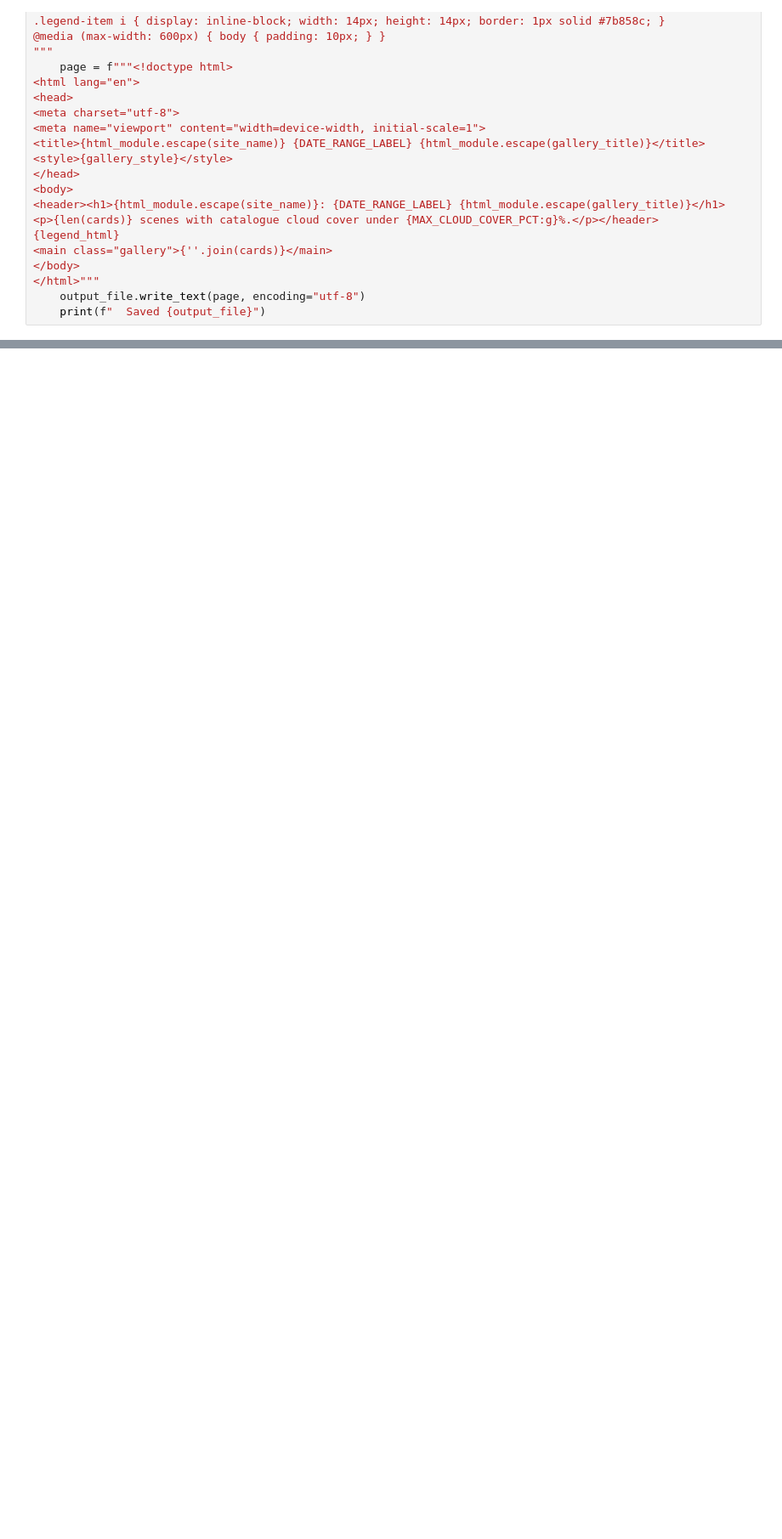
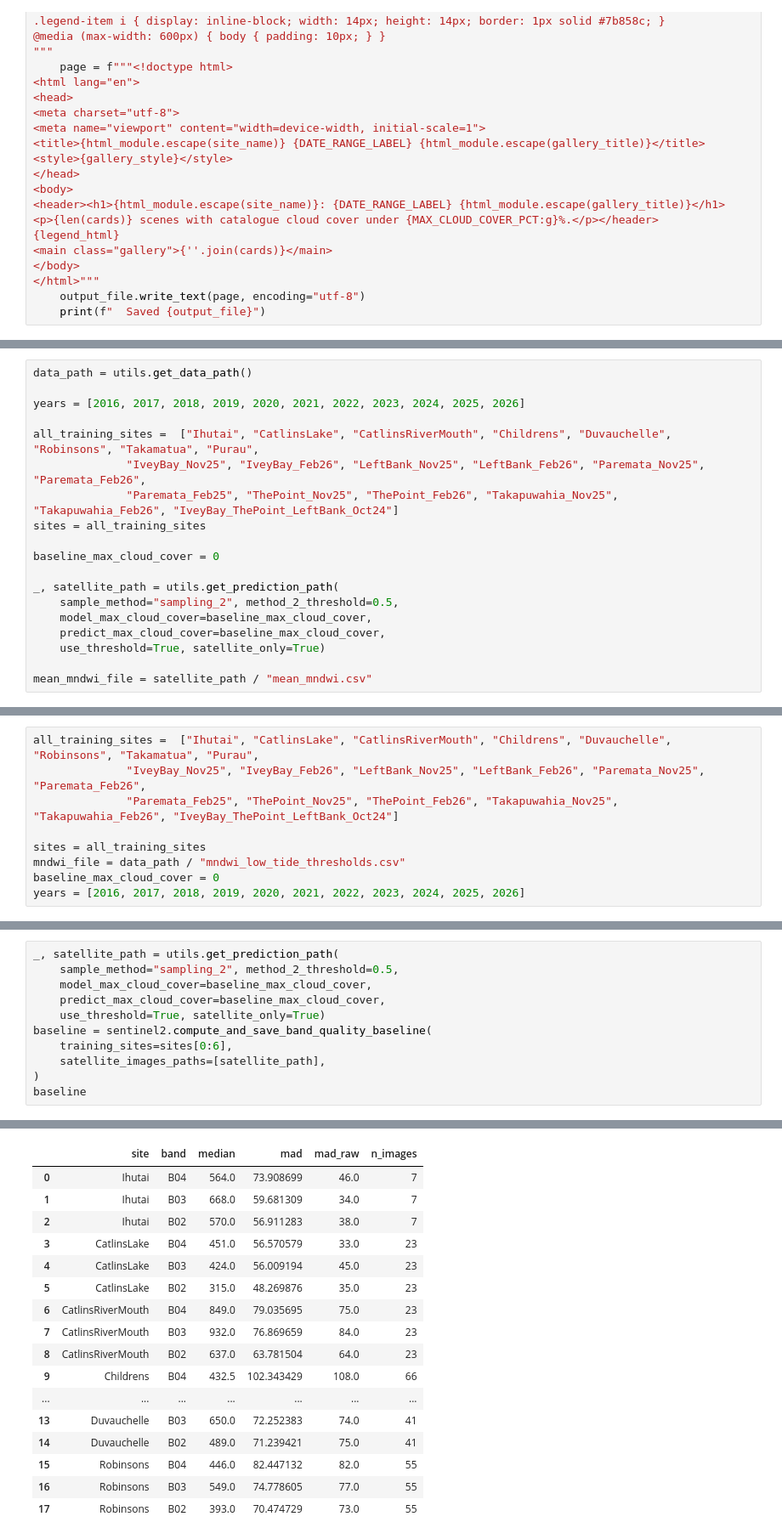
Before and after one commit to niwa/seagrass-detection, a Jupyter notebook: notebooks/plot_rgb_mndwi_sorted.ipynb, the cells around one changed output, grey strips where cells are left out. Shown at 85% size. Saved outputs shown, nothing was run; the diff lists cells and outputs as text; blank space fills up the shorter version.

```diff
--- a/notebooks/plot_rgb_mndwi_sorted.ipynb
+++ b/notebooks/plot_rgb_mndwi_sorted.ipynb
@@ -311,0 +276,19 @@ plt.show()
+# %%
+data_path = utils.get_data_path()
+
+years = [2016, 2017, 2018, 2019, 2020, 2021, 2022, 2023, 2024, 2025, 2026]
+
+all_training_sites =  ["Ihutai", "CatlinsLake", "CatlinsRiverMouth", "Childrens", "Duvauchelle", "Robinsons", "Takamatua", "Purau",
+              "IveyBay_Nov25", "IveyBay_Feb26", "LeftBank_Nov25", "LeftBank_Feb26", "Paremata_Nov25", "Paremata_Feb26",
+              "Paremata_Feb25", "ThePoint_Nov25", "ThePoint_Feb26", "Takapuwahia_Nov25", "Takapuwahia_Feb26", "IveyBay_ThePoint_LeftBank_Oct24"]
+sites = all_training_sites
+
+baseline_max_cloud_cover = 0
+
+_, satellite_path = utils.get_prediction_path(
+    sample_method="sampling_2", method_2_threshold=0.5,
+    model_max_cloud_cover=baseline_max_cloud_cover,
+    predict_max_cloud_cover=baseline_max_cloud_cover,
+    use_threshold=True, satellite_only=True)
+
+mean_mndwi_file = satellite_path / "mean_mndwi.csv"
@@ -311,0 +380,9 @@ plt.show()
+# %%
+all_training_sites =  ["Ihutai", "CatlinsLake", "CatlinsRiverMouth", "Childrens", "Duvauchelle", "Robinsons", "Takamatua", "Purau",
+              "IveyBay_Nov25", "IveyBay_Feb26", "LeftBank_Nov25", "LeftBank_Feb26", "Paremata_Nov25", "Paremata_Feb26",
+              "Paremata_Feb25", "ThePoint_Nov25", "ThePoint_Feb26", "Takapuwahia_Nov25", "Takapuwahia_Feb26", "IveyBay_ThePoint_LeftBank_Oct24"]
+
+sites = all_training_sites
+mndwi_file = data_path / "mndwi_low_tide_thresholds.csv"
+baseline_max_cloud_cover = 0
+years = [2016, 2017, 2018, 2019, 2020, 2021, 2022, 2023, 2024, 2025, 2026]
@@ -311,0 +545,12 @@ plt.show()
+# %%
+_, satellite_path = utils.get_prediction_path(
+    sample_method="sampling_2", method_2_threshold=0.5,
+    model_max_cloud_cover=baseline_max_cloud_cover,
+    predict_max_cloud_cover=baseline_max_cloud_cover,
+    use_threshold=True, satellite_only=True)
+baseline = sentinel2.compute_and_save_band_quality_baseline(
+    training_sites=sites[0:6],
+    satellite_images_paths=[satellite_path],
+)
+baseline
+# %% [output]
@@ -311,0 +558,17 @@ plt.show()
+|  | site | band | median | mad | mad_raw | n_images |
+| 0 | Ihutai | B04 | 564.0 | 73.908699 | 46.0 | 7 |
+| 1 | Ihutai | B03 | 668.0 | 59.681309 | 34.0 | 7 |
+| 2 | Ihutai | B02 | 570.0 | 56.911283 | 38.0 | 7 |
+| 3 | CatlinsLake | B04 | 451.0 | 56.570579 | 33.0 | 23 |
+| 4 | CatlinsLake | B03 | 424.0 | 56.009194 | 45.0 | 23 |
+| 5 | CatlinsLake | B02 | 315.0 | 48.269876 | 35.0 | 23 |
+| 6 | CatlinsRiverMouth | B04 | 849.0 | 79.035695 | 75.0 | 23 |
+| 7 | CatlinsRiverMouth | B03 | 932.0 | 76.869659 | 84.0 | 23 |
+| 8 | CatlinsRiverMouth | B02 | 637.0 | 63.781504 | 64.0 | 23 |
+| 9 | Childrens | B04 | 432.5 | 102.343429 | 108.0 | 66 |
+| ... | ... | ... | ... | ... | ... | ... |
+| 13 | Duvauchelle | B03 | 650.0 | 72.252383 | 74.0 | 41 |
+| 14 | Duvauchelle | B02 | 489.0 | 71.239421 | 75.0 | 41 |
+| 15 | Robinsons | B04 | 446.0 | 82.447132 | 82.0 | 55 |
+| 16 | Robinsons | B03 | 549.0 | 74.778605 | 77.0 | 55 |
+| 17 | Robinsons | B02 | 393.0 | 70.474729 | 73.0 | 55 |
```
Also changed, not shown: parts of 23 cells of this notebook, 15 other files.
